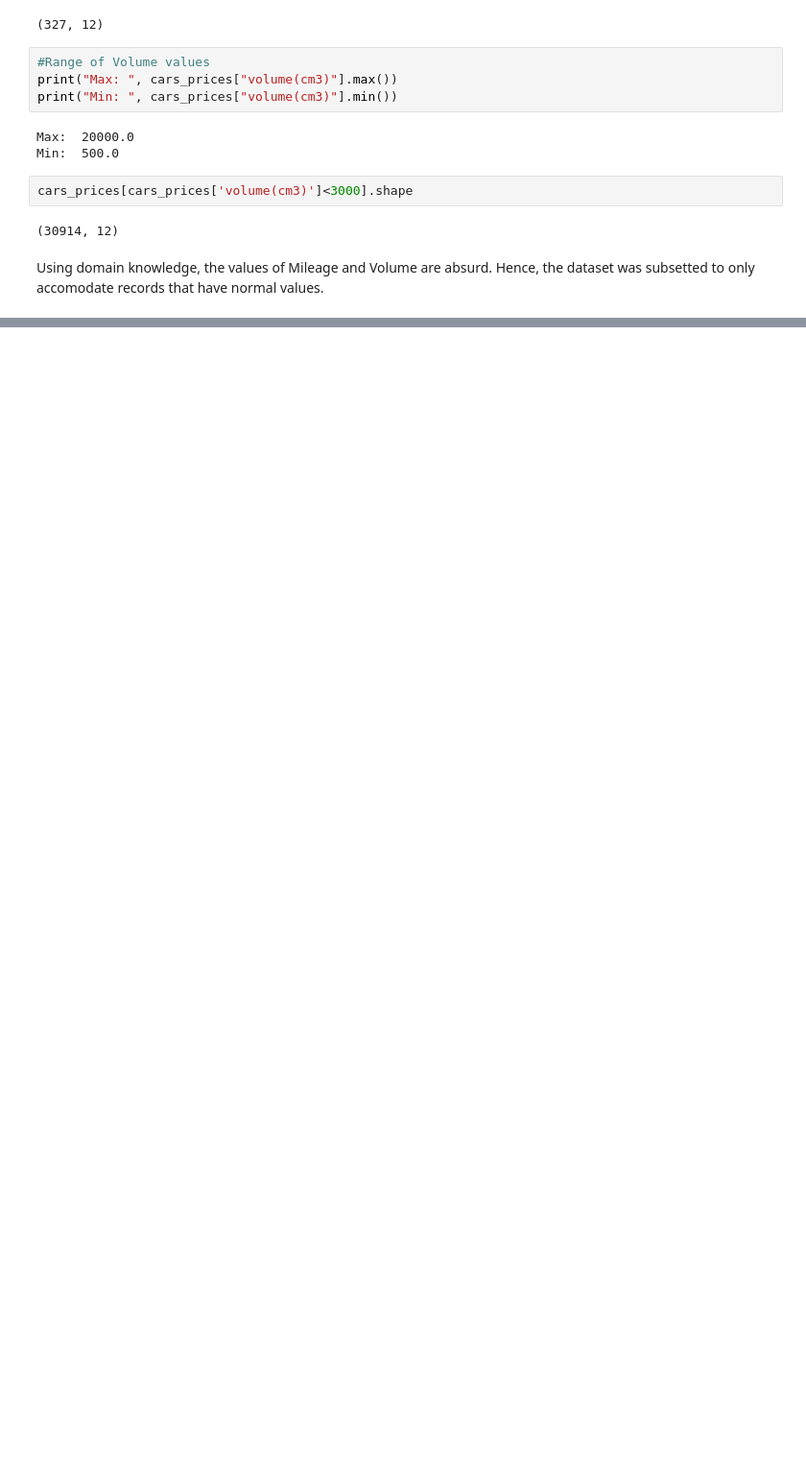
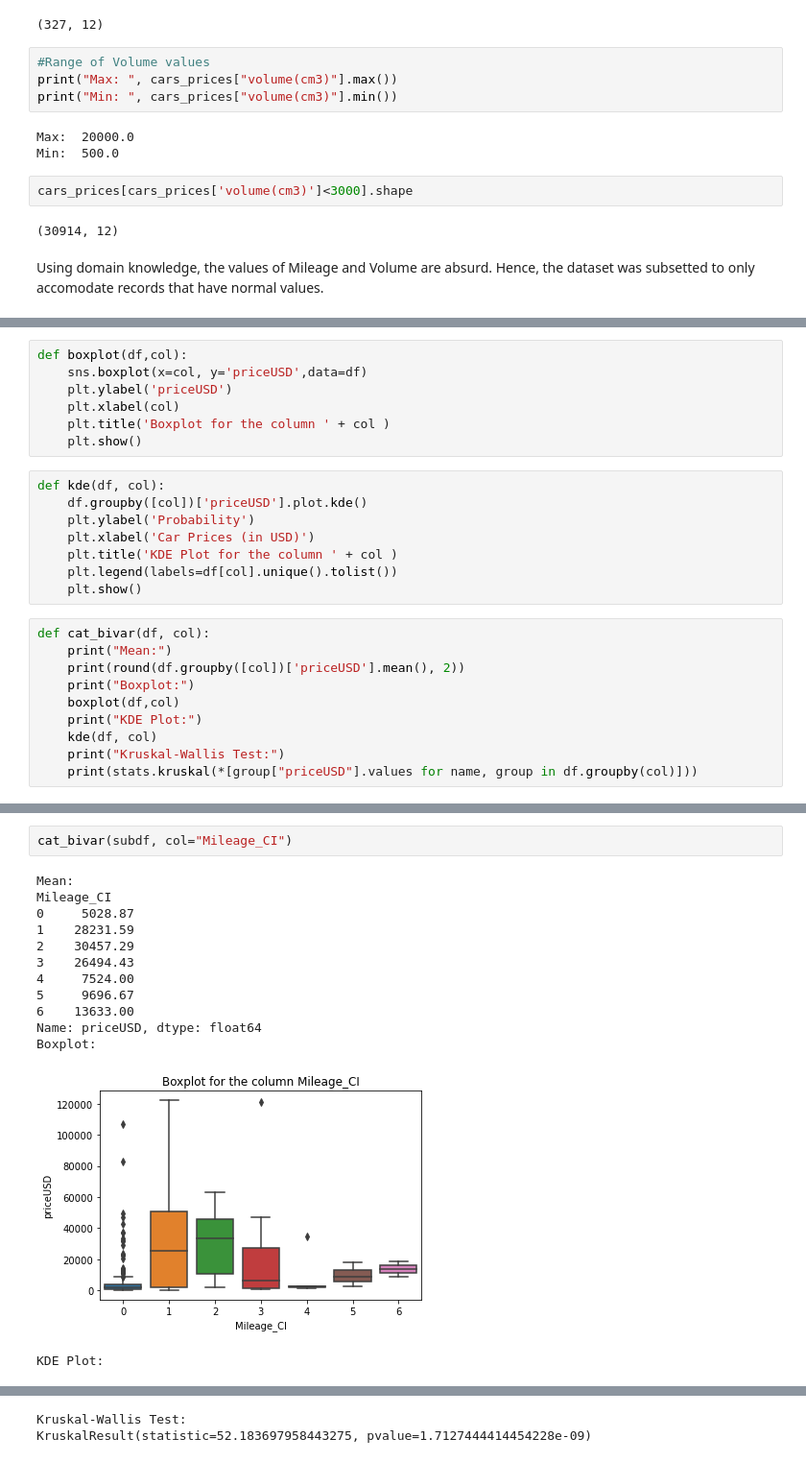
Before and after one commit to JyothiTom/Mechademy_Challenges, a Jupyter notebook: CarsPrices.ipynb, the cells around one changed output, grey strips where cells are left out. Shown at 96% size. Drawn from its saved outputs; the diff is of its cells as text; blank space fills up the shorter version.

Commit message:
Bivariate Analysis started

```diff
--- a/CarsPrices.ipynb
+++ b/CarsPrices.ipynb
@@ -129,0 +149,25 @@ sns.distplot(mil.priceUSD)
+# %%
+def boxplot(df,col):
+    sns.boxplot(x=col, y='priceUSD',data=df)
+    plt.ylabel('priceUSD')
+    plt.xlabel(col)
+    plt.title('Boxplot for the column ' + col )
+    plt.show()
+# %%
+def kde(df, col):
+    df.groupby([col])['priceUSD'].plot.kde()
+    plt.ylabel('Probability')
+    plt.xlabel('Car Prices (in USD)')
+    plt.title('KDE Plot for the column ' + col )
+    plt.legend(labels=df[col].unique().tolist())
+    plt.show()
+# %%
+def cat_bivar(df, col):
+    print("Mean:")
+    print(round(df.groupby([col])['priceUSD'].mean(), 2))
+    print("Boxplot:")
+    boxplot(df,col)
+    print("KDE Plot:")
+    kde(df, col)
+    print("Kruskal-Wallis Test:")
+    print(stats.kruskal(*[group["priceUSD"].values for name, group in df.groupby(col)]))
@@ -129,0 +199,16 @@ sns.distplot(mil.priceUSD)
+# %%
+cat_bivar(subdf, col="Mileage_CI")
+# %% [output]
+Mean:
+Mileage_CI
+0     5028.87
+1    28231.59
+2    30457.29
+3    26494.43
+4     7524.00
+5     9696.67
+6    13633.00
+Name: priceUSD, dtype: float64
+Boxplot:
+[figure, added]
+KDE Plot:
@@ -129,0 +216,2 @@ sns.distplot(mil.priceUSD)
+Kruskal-Wallis Test:
+KruskalResult(statistic=52.183697958443275, pvalue=1.7127444414454228e-09)
```
Also changed, not shown: parts of 33 cells of this notebook.
